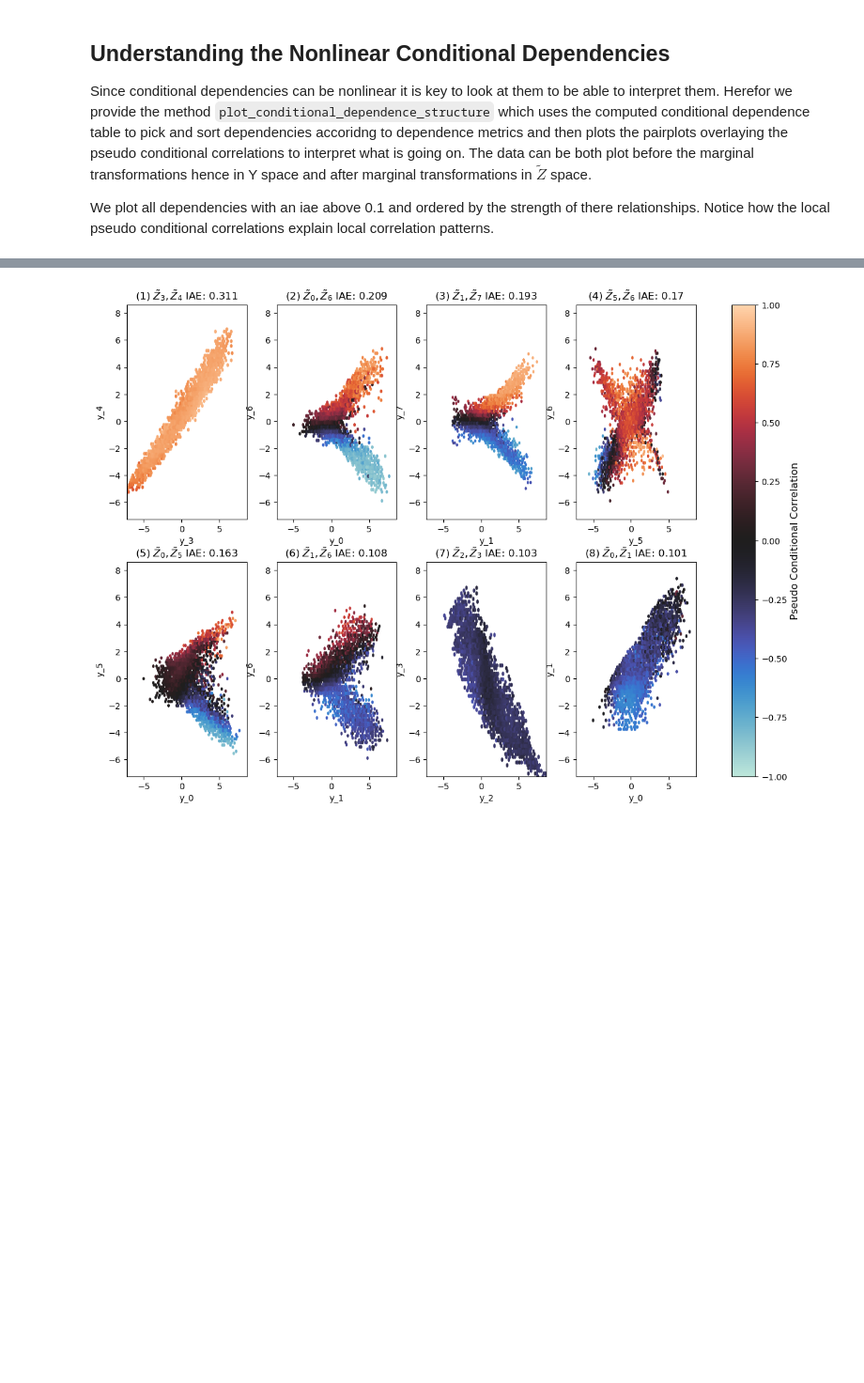
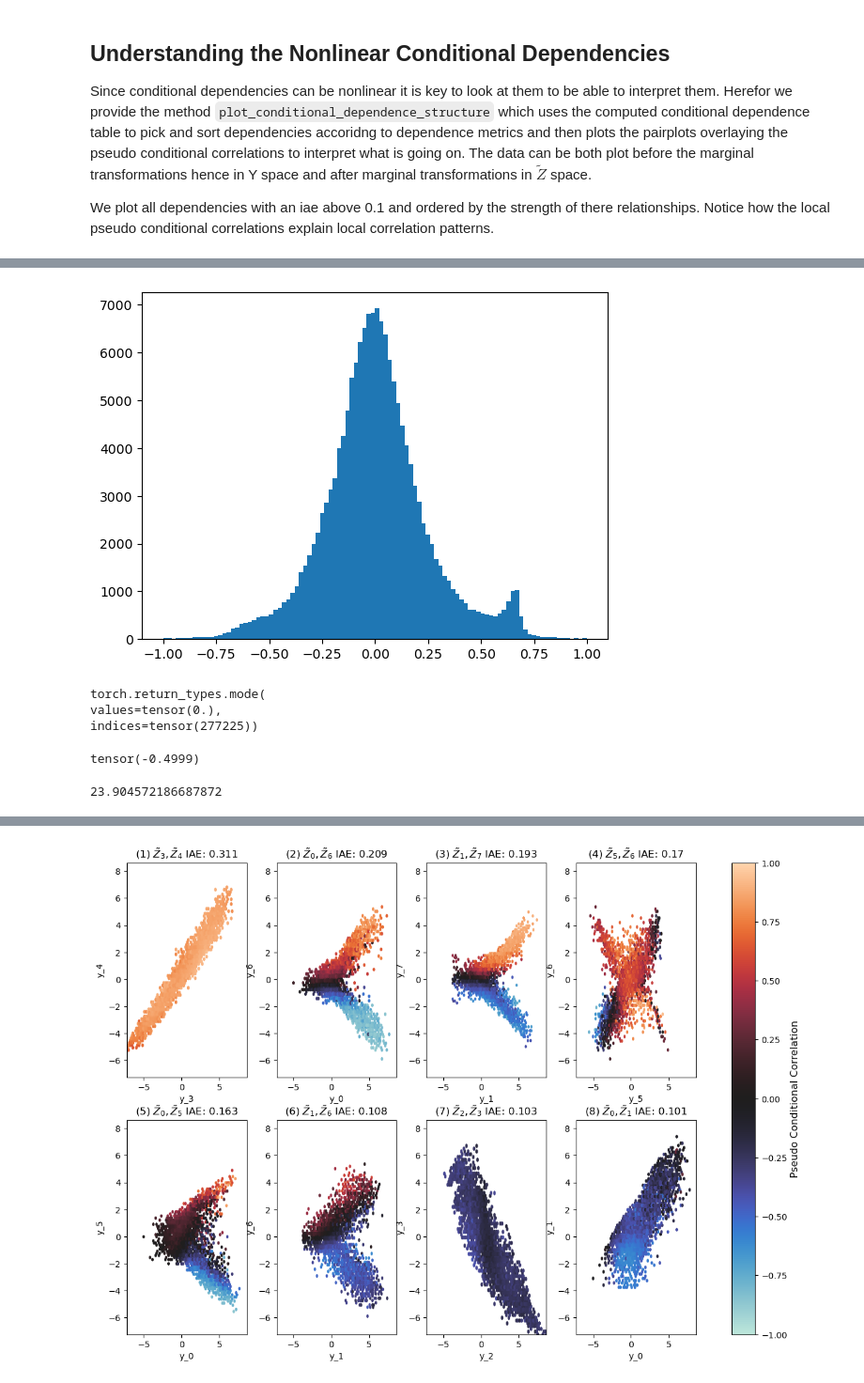
Before and after one commit to MatthiasHerp/gtm, a Jupyter notebook: demos/demo_magic_conditional_independence.ipynb, the cells around one changed output, grey strips where cells are left out. Shown at 94% size. Drawn from its saved outputs; the diff is of its cells as text; code cells hidden in the pictures; blank space fills up the shorter version.

```diff
--- a/demos/demo_magic_conditional_independence.ipynb
+++ b/demos/demo_magic_conditional_independence.ipynb
@@ -262,0 +348,19 @@ Notice how the local pseudo conditional correlations explain local correlation p
+# %%
+plt.hist(block_normalized_hessians.detach().flatten()[block_normalized_hessians.flatten().abs()>0]*2,bins=100)
+plt.show()
+# %% [output]
+[figure, added]
+# %%
+block_normalized_hessians.flatten().mode()
+# %% [output]
+torch.return_types.mode(
+values=tensor(0.),
+indices=tensor(277225))
+# %%
+block_normalized_hessians.min()
+# %% [output]
+tensor(-0.4999)
+# %%
+(40*200 /(10+10+10^2)*2)**0.5
+# %% [output]
+23.904572186687872
```
Also changed, not shown: parts of 13 cells of this notebook, 59 other files.
